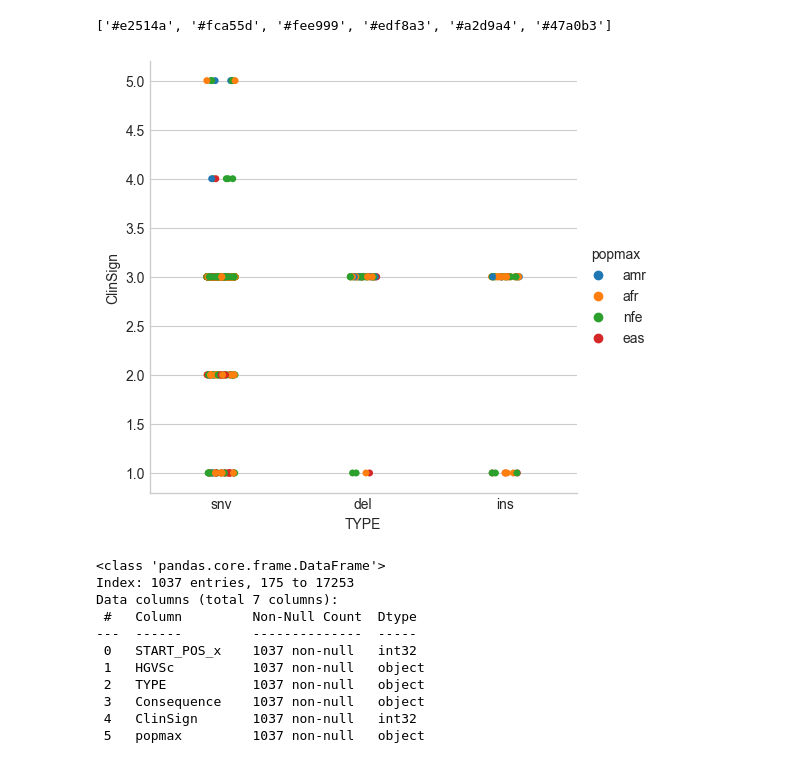
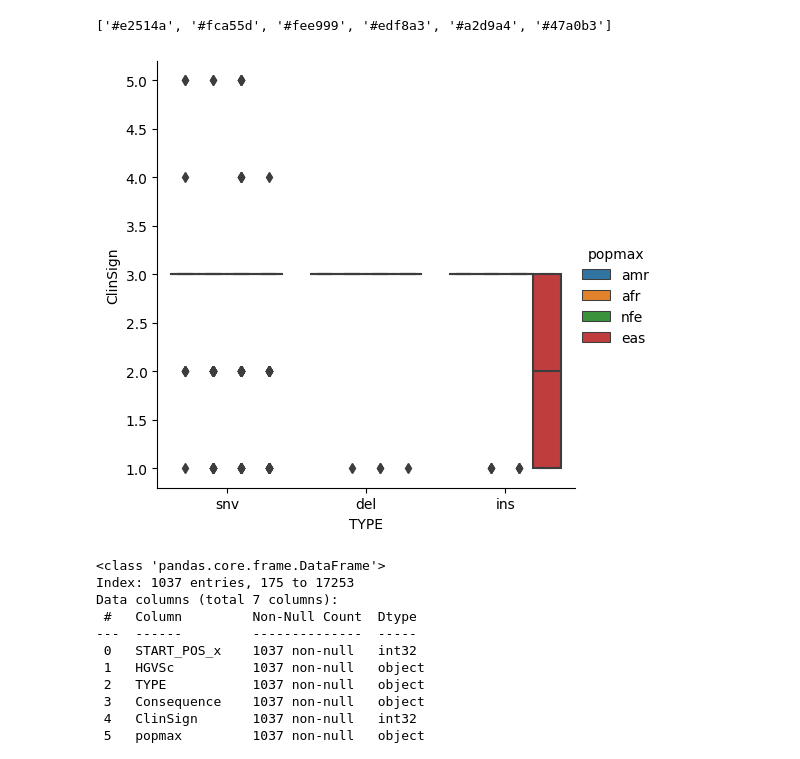
Before and after one commit to crodilla/Data_Analyst, a Jupyter notebook: EDA/GnomAD/gnomad.ipynb, the cells around one changed output. Drawn from its saved outputs; the diff is of its cells as text; code cells hidden in the pictures.

```diff
--- a/EDA/GnomAD/gnomad.ipynb
+++ b/EDA/GnomAD/gnomad.ipynb
@@ -433,9 +433,9 @@ print(sns.color_palette("Spectral").as_hex())
 # %% [output]
 ['#e2514a', '#fca55d', '#fee999', '#edf8a3', '#a2d9a4', '#47a0b3']
 # %%
-sns.catplot(x="TYPE", y="ClinSign", hue="popmax", data=pop_consequence);
+sns.catplot(x="TYPE", y="ClinSign", hue="popmax", kind = "box", data=pop_consequence);
 # %% [output]
-[figure, old version]
+[figure, new version]
 # %%
 pop_consequence['cDNA_Position'] = pop_consequence['HGVSc'].str.extract(r'(-?\d+)')
 pop_consequence['cDNA_Position'] = pop_consequence['cDNA_Position'].astype(int)
```
Also changed, not shown: parts of 2 cells of this notebook, 1 other file.
